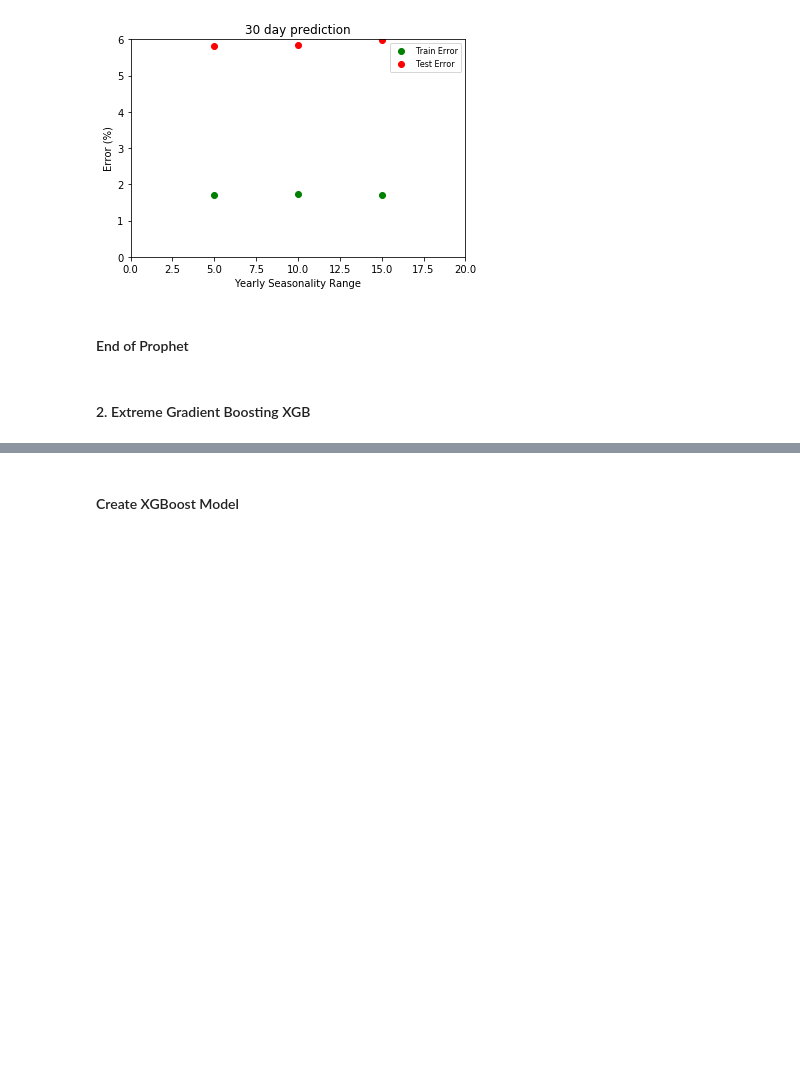
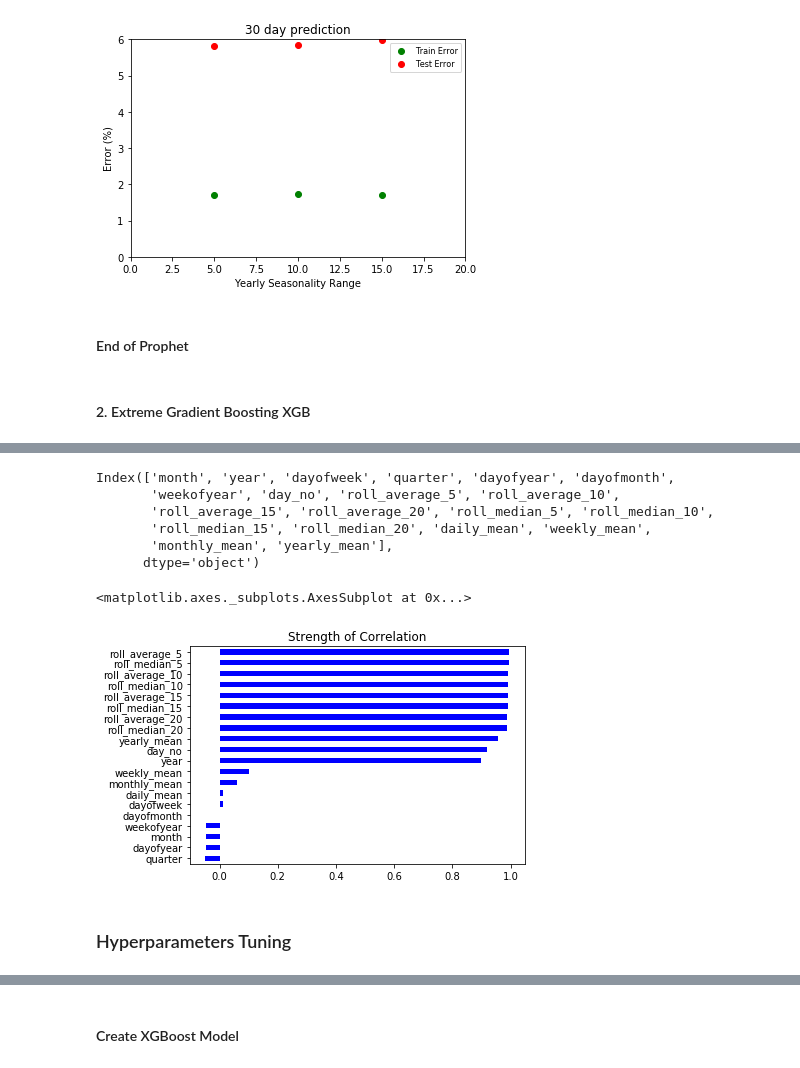
Before and after one commit to qnguyen1010/Springboard, a Jupyter notebook: SP500__Capstone1__QN.ipynb, the cells around one changed output, grey strips where cells are left out. Drawn from its saved outputs; the diff is of its cells as text; code cells hidden in the pictures; blank space fills up the shorter version.

```diff
--- a/SP500__Capstone1__QN.ipynb
+++ b/SP500__Capstone1__QN.ipynb
@@ -800,0 +731,12 @@ Name: Adj Close, dtype: float64
+# %%
+# Create input dataframe
+df_xgb = df.copy()
+
+# Add more features to df_xgb
+df_xgb['dayofweek'] = df['Date'].dt.dayofweek
+df_xgb['quarter'] = df['Date'].dt.quarter
+df_xgb['dayofyear'] = df['Date'].dt.dayofyear
+df_xgb['dayofmonth'] = df['Date'].dt.day
+df_xgb['weekofyear'] = df['Date'].dt.weekofyear
+df_xgb['day_no']=[i+1 for i in range(len(df_xgb))]
+df_xgb.tail()
@@ -800,0 +945,17 @@ Name: Adj Close, dtype: float64
+# %%
+print(x_train_xgb.columns)
+# %% [output]
+Index(['month', 'year', 'dayofweek', 'quarter', 'dayofyear', 'dayofmonth',
+       'weekofyear', 'day_no', 'roll_average_5', 'roll_average_10',
+       'roll_average_15', 'roll_average_20', 'roll_median_5', 'roll_median_10',
+       'roll_median_15', 'roll_median_20', 'daily_mean', 'weekly_mean',
+       'monthly_mean', 'yearly_mean'],
+      dtype='object')
+# %%
+corr = x_train_xgb.corrwith(y_train_xgb)
+corr.sort_values().plot.barh(color = 'blue', title = 'Strength of Correlation')
+# %% [output]
+<matplotlib.axes._subplots.AxesSubplot at 0x...>
+[figure, added]
+# %% [markdown]
+### Hyperparameters Tuning
```
Also changed, not shown: parts of 62 cells of this notebook.
